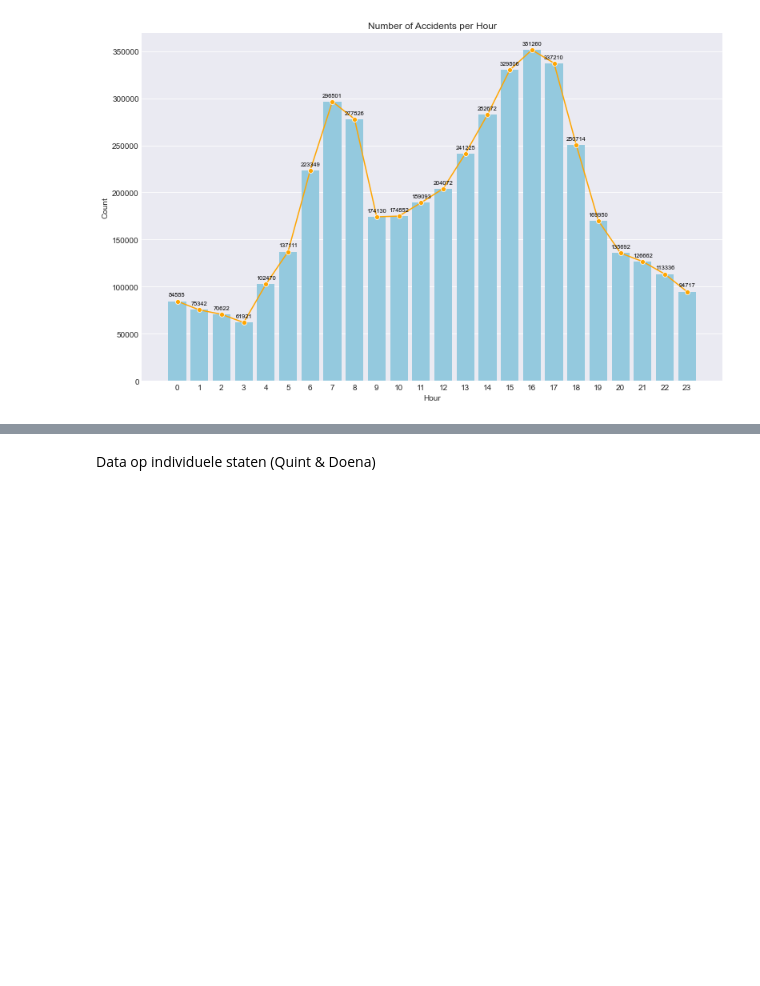
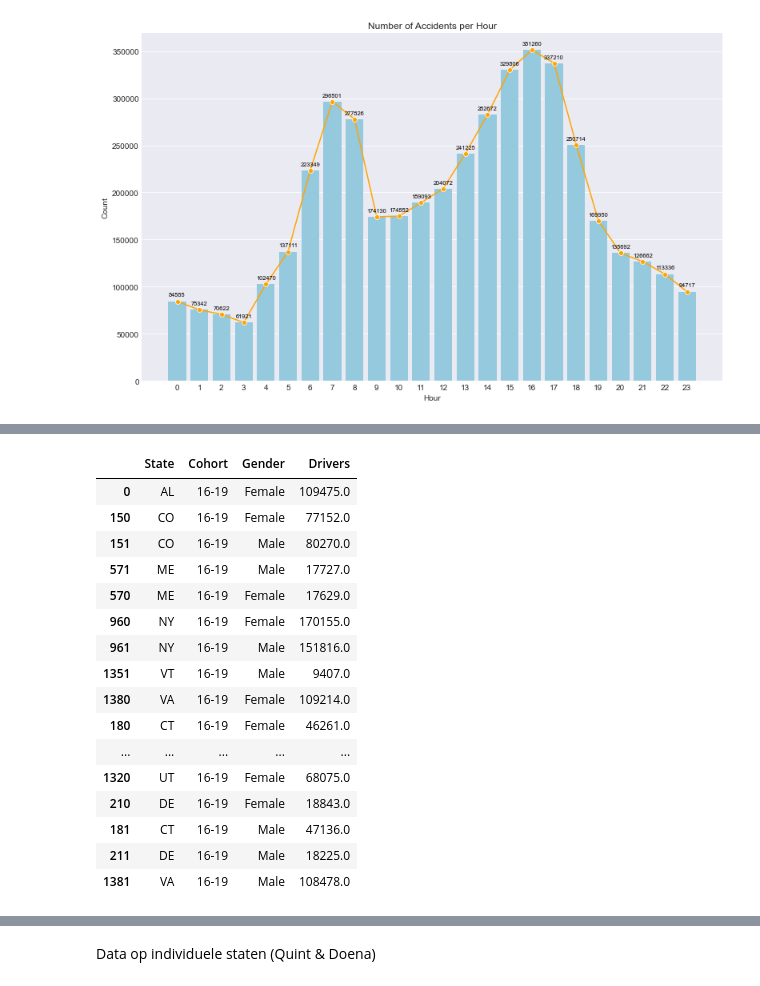
Before and after one commit to IsabelvanDam19/WT_Specialisatie, a Jupyter notebook: Bart.ipynb, the cells around one changed output, grey strips where cells are left out. Saved outputs shown, nothing was run; the diff lists cells and outputs as text; code cells hidden in the pictures; blank space fills up the shorter version.

```diff
--- a/Bart.ipynb
+++ b/Bart.ipynb
@@ -318,0 +312,65 @@ plt.show()
+# %%
+df_drivers_by_state = pd.read_csv('Licensed_drivers_By_State.csv')
+df_drivers_by_state['Cohort'] = df_drivers_by_state['Cohort'].replace(['Under 16', '16', '17', '18', '19'], '16-19')
+df_drivers_by_state['Cohort'] = df_drivers_by_state['Cohort'].replace(['20', '21', '22', '23', '24'], '20-24')
+df_drivers_by_state = df_drivers_by_state[df_drivers_by_state['Year'].isin([2017])]
+df_drivers_by_state = df_drivers_by_state.groupby(['State', 'Cohort', 'Gender'])['Drivers'].sum().reset_index()
+
+
+#ldrivers = df_drivers_by_state.groupby(['State', 'Cohort', 'Gender'])['Drivers'].mean().reset_index()
+sum_per_state = df_drivers_by_state.groupby(['State'])['Drivers'].sum().reset_index()
+ldrivers = df_drivers_by_state.sort_values(by = 'Cohort',ascending=True)
+df_licensed_drivers = sum_per_state.sort_values(by = 'Drivers',ascending=False)
+# Create dataframe
+#df_licensed_drivers = pd.DataFrame({'Licensed_Drivers': sum_per_state})
+
+
+df_licensed_drivers = df_licensed_drivers.reset_index()
+
+state_abbreviations = {
+    'Alabama': 'AL', 'Alaska': 'AK', 'Arizona': 'AZ', 'Arkansas': 'AR',
+    'California': 'CA', 'Colorado': 'CO', 'Connecticut': 'CT', 'Delaware': 'DE',
+    'Florida': 'FL', 'Georgia': 'GA', 'Hawaii': 'HI', 'Idaho': 'ID',
+    'Illinois': 'IL', 'Indiana': 'IN', 'Iowa': 'IA', 'Kansas': 'KS',
+    'Kentucky': 'KY', 'Louisiana': 'LA', 'Maine': 'ME', 'Maryland': 'MD',
+    'Massachusetts': 'MA', 'Michigan': 'MI', 'Minnesota': 'MN', 'Mississippi': 'MS',
+    'Missouri': 'MO', 'Montana': 'MT', 'Nebraska': 'NE', 'Nevada': 'NV',
+    'New Hampshire': 'NH', 'New Jersey': 'NJ', 'New Mexico': 'NM', 'New York': 'NY',
+    'North Carolina': 'NC', 'North Dakota': 'ND', 'Ohio': 'OH', 'Oklahoma': 'OK',
+    'Oregon': 'OR', 'Pennsylvania': 'PA', 'Rhode Island': 'RI', 'South Carolina': 'SC',
+    'South Dakota': 'SD', 'Tennessee': 'TN', 'Texas': 'TX', 'Utah': 'UT',
+    'Vermont': 'VT', 'Virginia': 'VA', 'Washington': 'WA', 'West Virginia': 'WV',
+    'Wisconsin': 'WI', 'Wyoming': 'WY'
+}
+
+df_licensed_drivers['State'] = df_licensed_drivers['State'].replace(state_abbreviations)
+ldrivers['State'] = ldrivers['State'].replace(state_abbreviations)
+
+ldrivers_ng = ldrivers.groupby(['State', 'Cohort'])['Drivers'].sum().reset_index()
+ldrivers_ng = ldrivers_ng.sort_values(by = 'Drivers',ascending=False)
+
+state_accident_counts = df['State'].value_counts()
+df_state_accident_counts = pd.DataFrame({'Accident_counts': state_accident_counts})
+df_state_accident_counts = df_state_accident_counts.rename_axis('State').reset_index()
+merged_df = df_licensed_drivers.merge(df_state_accident_counts, on='State', how='left')
+merged_df['Accidents_per_driver'] = merged_df['Accident_counts'] / merged_df['Drivers']
+merged_df.head(20)
+ldrivers.head(20)
+# %% [output]
+|  | State | Cohort | Gender | Drivers |
+| 0 | AL | 16-19 | Female | 109475.0 |
+| 150 | CO | 16-19 | Female | 77152.0 |
+| 151 | CO | 16-19 | Male | 80270.0 |
+| 571 | ME | 16-19 | Male | 17727.0 |
+| 570 | ME | 16-19 | Female | 17629.0 |
+| 960 | NY | 16-19 | Female | 170155.0 |
+| 961 | NY | 16-19 | Male | 151816.0 |
+| 1351 | VT | 16-19 | Male | 9407.0 |
+| 1380 | VA | 16-19 | Female | 109214.0 |
+| 180 | CT | 16-19 | Female | 46261.0 |
+| ... | ... | ... | ... | ... |
+| 1320 | UT | 16-19 | Female | 68075.0 |
+| 210 | DE | 16-19 | Female | 18843.0 |
+| 181 | CT | 16-19 | Male | 47136.0 |
+| 211 | DE | 16-19 | Male | 18225.0 |
+| 1381 | VA | 16-19 | Male | 108478.0 |
```
Also changed, not shown: parts of 8 cells of this notebook.
